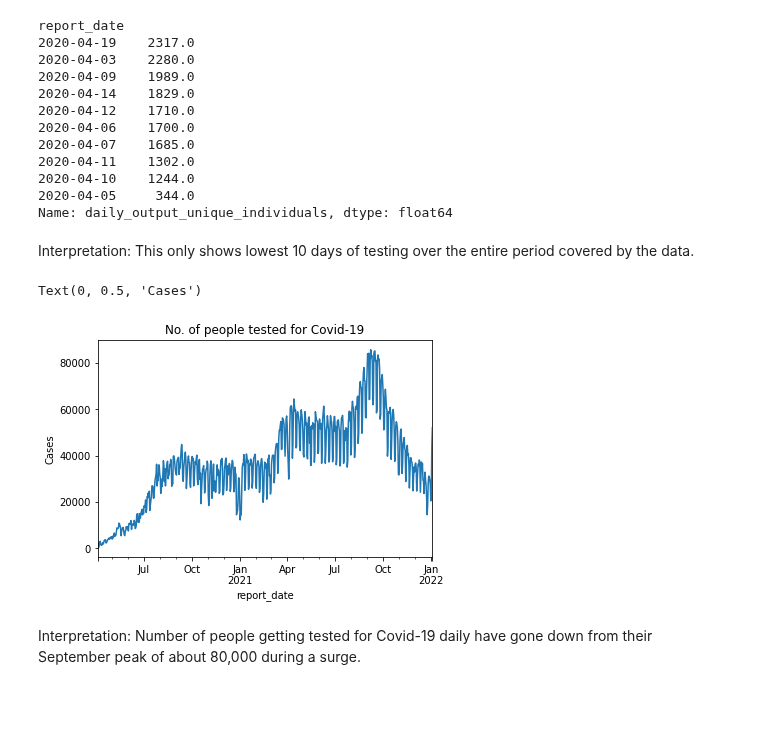
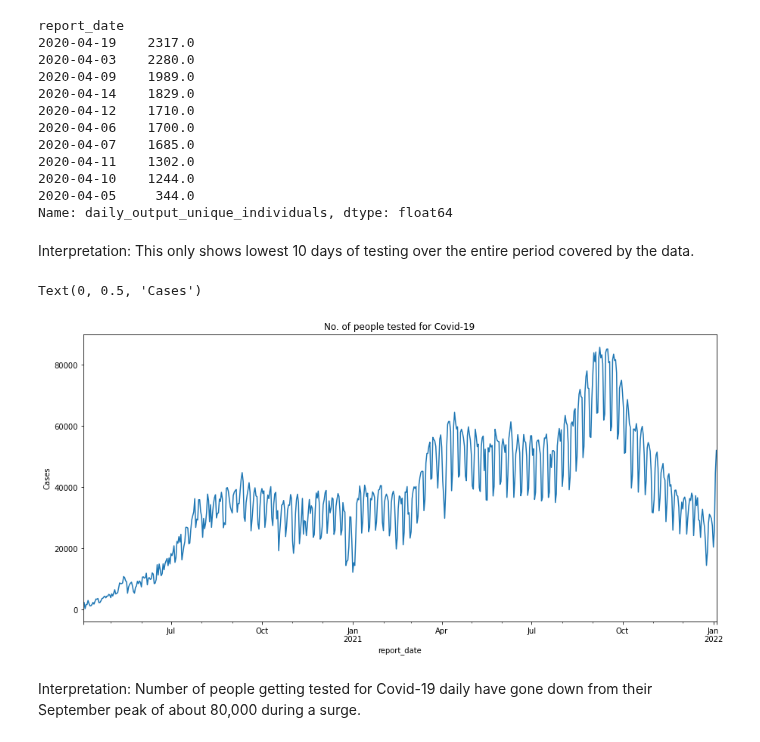
Before and after one commit to pmagtulis/covid-ph, a Jupyter notebook: covid-philippines.ipynb, the cells around one changed output. Drawn from its saved outputs; the diff is of its cells as text; code cells hidden in the pictures; blank space fills up the shorter version.

```diff
--- a/covid-philippines.ipynb
+++ b/covid-philippines.ipynb
@@ -459,14 +463,14 @@ report_date
 2020-04-10    1244.0
 2020-04-05     344.0
 Name: daily_output_unique_individuals, dtype: float64
-# %% [markdown]
-Interpretation: This only shows lowest 10 days of testing over the entire period covered by the data.
+# %% [markdown]
+Interpretation: This only shows lowest 10 days of testing over the entire period covered by the data.
 # %%
-ax= df2.resample('D', on='report_date').daily_output_unique_individuals.sum().plot(title="No. of people tested for Covid-19")
+ax= df2.resample('D', on='report_date').daily_output_unique_individuals.sum().plot(title="No. of people tested for Covid-19", figsize = (15, 7))
 ax.set_ylabel("Cases")
 # %% [output]
 Text(0, 0.5, 'Cases')
-[figure, old version]
+[figure, new version]
 # %% [markdown]
 Interpretation: Number of people getting tested for Covid-19 daily have gone down
 from their September peak of about 80,000 during a surge.
```
Also changed, not shown: parts of 13 cells of this notebook.
